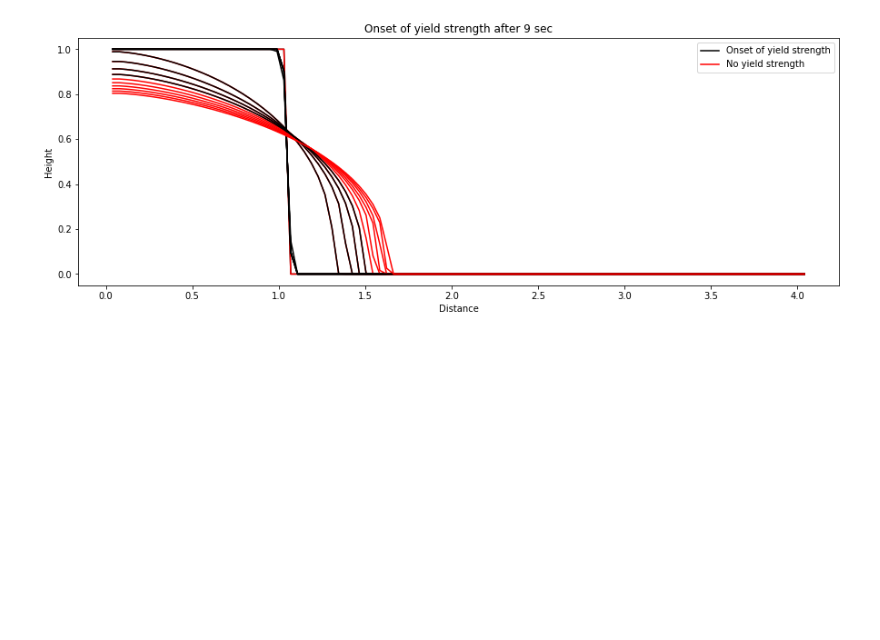
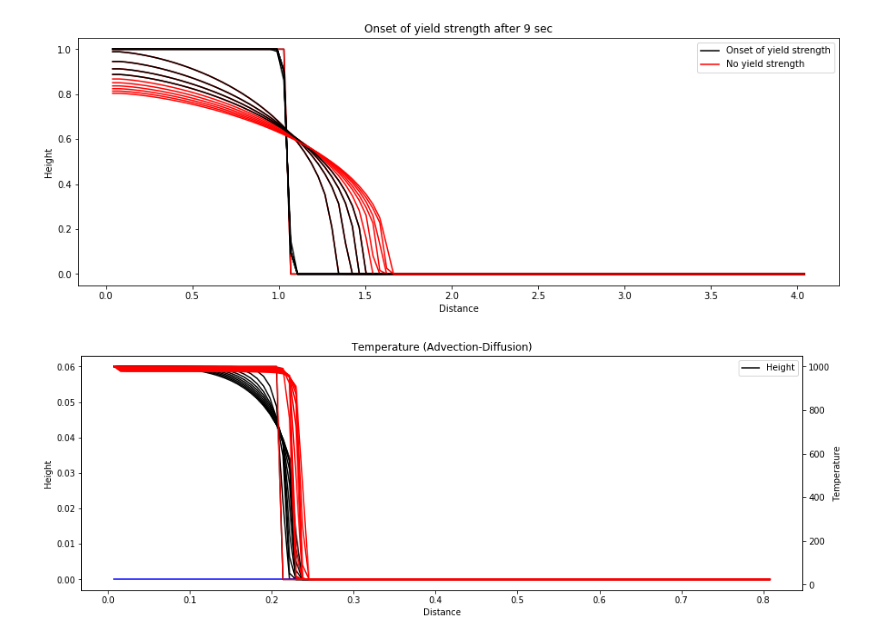
Before and after one commit to JanineBirnbaum18/3-phase-flow, a Jupyter notebook: Homogeneous flow.ipynb, the cells around one changed output. Saved outputs shown, nothing was run; the diff lists cells and outputs as text; code cells hidden in the pictures; blank space fills up the shorter version.

Commit message:
Add radiative and conductive heat loss.

```diff
--- a/Homogeneous flow.ipynb
+++ b/Homogeneous flow.ipynb
@@ -321,7 +323,7 @@ ax.legend();
 # %% [output]
 [figure]
 # %%
-def damBreak_T(x, h0, T0, T_lft, theta, rho, K, tauy, n, g, k_T, cp, T_atm, h_atm, ts, i):
+def damBreak_T(x, h0, T0, T_lft, theta, rho, K, tauy, n, g, k_T, cp, T_atm, h_atm, e, ts, i):
 
     """Solve flow for a Herschel-Bulkley fluid with 2-step Runge-Kutta
     in time, centered in space for spatial and temporal variation in
@@ -342,7 +344,8 @@ def damBreak_T(x, h0, T0, T_lft, theta, rho, K, tauy, n, g, k_T, cp, T_atm, h_at
      - *k_T*   (float)             - Thermal conductivity [W/(m K)].
      - *cp*    (float)             - Specific heat capacity [J/(kg K)].
      - *T_atm* (float)             - Air temperature [deg C].
-     - *h_atm* (float)             - Air convective ehat transfer coefficient [W/(m^2 K)]
+     - *h_atm* (float)             - Air convective ehat transfer coefficient [W/(m^2 K)].
+     - *e*     (float)             - Emissivity.
      - *ts*    (float)             - Final time for simulation [sec].
      - *i*     (int)               - Number of points for discretization in t.
 
@@ -365,6 +368,8 @@ def damBreak_T(x, h0, T0, T_lft, theta, rho, K, tauy, n, g, k_T, cp, T_atm, h_at
 
     h[0,:] = h0
     T[0,:] = T0
+
+    sigma = 5.67 * 10**(-8) # Stefan-Boltzmann constant in [W/(m^2 K^4)]
 
     # Solve
     for k in np.arange(i+1):
@@ -393,8 +398,11 @@ def damBreak_T(x, h0, T0, T_lft, theta, rho, K, tauy, n, g, k_T, cp, T_atm, h_at
             h[k+1,1:-1] = h[k,1:-1] - s*dt/dx[:-1]*(Qr - Ql)
 
             # Heat
-            A = 1/(rho[k+j,:]*cp*h[k+j,:])
+            A = np.nan_to_num(1/(rho[k+j,:]*cp*h[k+j,:]))
             A[h[k+j,:]==0] = 0
+
+            Qrad = dt*A*(e*sigma*((T[k+j,:]+273)**4 - (T_atm+273)**4) + h_atm*(T[k+j,:] - T_atm))
+            Qrad[np.abs(Qrad)>=np.abs(T[k+j,:] - T_atm)] = T[k+j,np.abs(Qrad)>=np.abs(T[k+j,:] - T_atm)] - T_atm
 
             Tr = (T[k+j,2:] + T[k+j,1:-1])/2
             Tl = (T[k+j,1:-1] + T[k+j,:-2])/2
@@ -403,14 +411,15 @@ def damBreak_T(x, h0, T0, T_lft, theta, rho, K, tauy, n, g, k_T, cp, T_atm, h_at
             Txl = (T[k+j,1:-1] - T[k+j,:-2])/dx[:-1]
 
             T[k+1,1:-1] = np.nan_to_num((T[k,1:-1]*h[k,1:-1] - s*dt/dx[:-1]*(T[k+j,1:-1]*Qr - T[k+j,:-2]*Ql))/h[k+1,1:-1]) \
-                          + s*dt/dx[:-1]*(k_T/(rho[k+j,2:]*cp)*Txr - k_T/(rho[k+j,1:-1]*cp)*Txl)
+                          + s*dt/dx[:-1]*(k_T/(rho[k+j,2:]*cp)*Txr - k_T/(rho[k+j,1:-1]*cp)*Txl) \
+                          - s*Qrad[1:-1]
             T[k+1,h[k+1,:]==0] = T_atm
 
             # Boudary conditions
             h[k+1,0] = h[k+1,1]
             T[k+1,0] = T_lft[k+1]
 
-    return h, t, T
+    return h, t, T, Qrad
 # %%
 H = 0.06 # reservoir height in m
 L = 0.20  # reservoir length in m
@@ -420,7 +429,7 @@ m = 100
 x = np.linspace(0, 4*L, m+2)
 dx = x[1] - x[0]
 
-ts = 10 # time in s
+ts = 30 # time in s
 i = 10000
 
 theta = 0*np.ones(m+2)
@@ -434,35 +443,37 @@ n = np.ones((i+2,m+2)) # power law exponent
 K = 2*np.ones((i+2,m+2))  # consistency in Pas
 rho = 1395*np.ones((i+2,m+2)) # density in kg/m^3
 tauy = 0*np.ones((i+2,m+2)) # yield stress in Pa
 
 T_atm = 23.5 # Air temperature in deg C
-h_atm = 0 # Air convective heat transfer coefficient
+h_atm = 10 # Air convective heat transfer coefficient
+e = 0.95
 
 # Initial condition
 h0 = np.zeros(m+2)
 h0[x<=L] = H
 T0 = T_atm*np.ones(m+2)
-T0[x<=L] = 30
-T0[x<=L/2] = 35
-T_lft = 35*np.ones(i+2)
+T0[x<=L] = 1000
+T_lft = 1000*np.ones(i+2)
 
 theta = np.zeros_like(x)
 x_trans = np.cumsum(cosd(theta)*dx)
 z0 = np.cumsum(sind(-theta)*dx)
 z0 -= np.min(z0)
 
-h, t, T = damBreak_T(x, h0, T0, T_lft, theta, rho, K, tauy, n, g, 10, cp, T_atm, h_atm, ts, i)
+h, t, T, Qrad = damBreak_T(x, h0, T0, T_lft, theta, rho, K, tauy, n, g, k_T, cp, T_atm, h_atm, e, ts, i)
 
 fig,ax = plt.subplots(figsize=(15,5))
 ax2 = ax.twinx()
 for k in 1000*np.arange(10):
     ax.plot(x_trans,h[k,:].transpose()*cosd(theta) + z0,'k-');
     ax2.plot(x_trans,T[k,:].transpose()*cosd(theta) + z0,'r-');
 ax.plot(x_trans,h[-1,:].transpose()*cosd(theta) + z0,'k-',label='Height');
 ax2.plot(x_trans,T[-1,:].transpose()*cosd(theta) + z0,'r-',label='Temperature');
 ax.plot(x_trans,z0,'b-');
 ax.set_xlabel('Distance')
 ax.set_ylabel('Height')
 ax2.set_ylabel('Temperature')
 ax.set_title('Temperature (Advection-Diffusion)');
 ax.legend();
+# %% [output]
+[figure, added]
```
Also changed, not shown: parts of 2 cells of this notebook.
